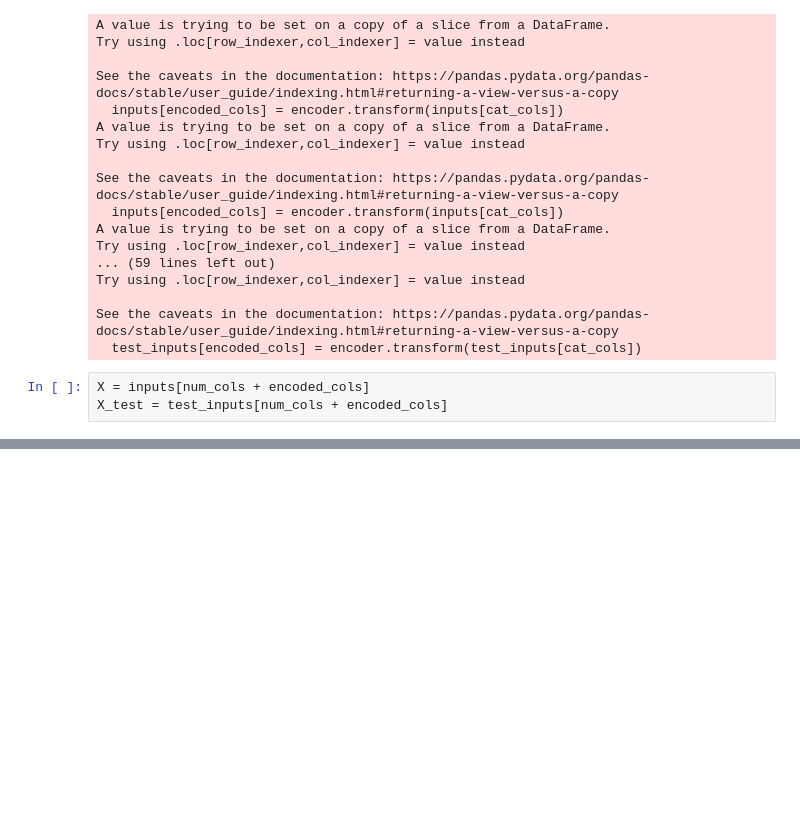
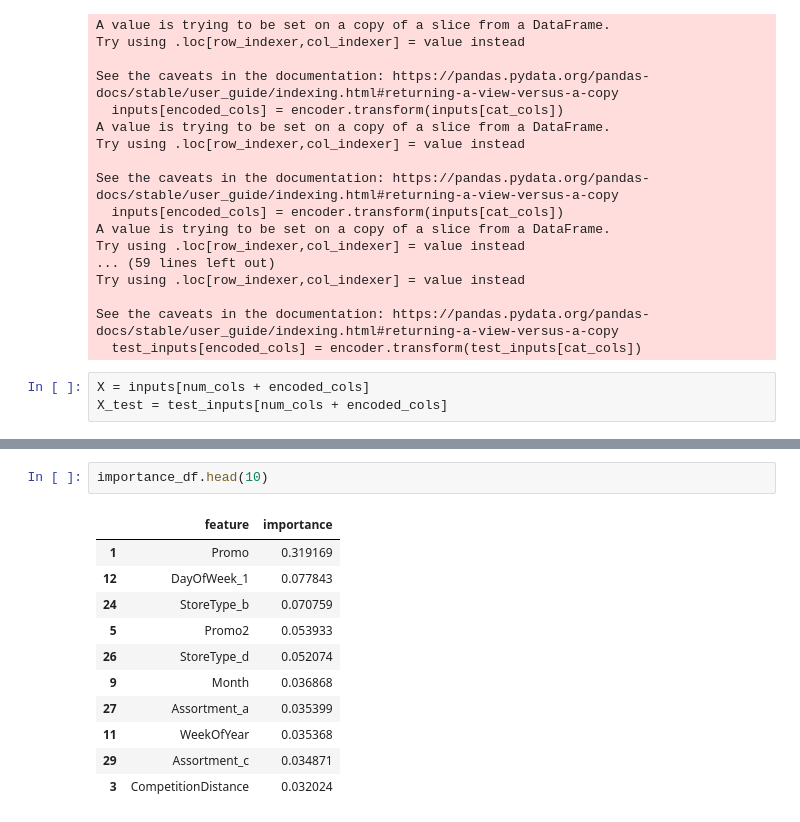
Before and after one commit to satan-pro/Rossman_Store_Predictions, a Jupyter notebook: rossmann_stores.ipynb, the cells around one changed output, grey strips where cells are left out. Drawn from its saved outputs; the diff is of its cells as text; blank space fills up the shorter version.

```diff
--- a/rossmann_stores.ipynb
+++ b/rossmann_stores.ipynb
@@ -383,0 +470,14 @@ X_test = test_inputs[num_cols + encoded_cols]
+# %%
+importance_df.head(10)
+# %% [output]
+|  | feature | importance |
+| 1 | Promo | 0.319169 |
+| 12 | DayOfWeek_1 | 0.077843 |
+| 24 | StoreType_b | 0.070759 |
+| 5 | Promo2 | 0.053933 |
+| 26 | StoreType_d | 0.052074 |
+| 9 | Month | 0.036868 |
+| 27 | Assortment_a | 0.035399 |
+| 11 | WeekOfYear | 0.035368 |
+| 29 | Assortment_c | 0.034871 |
+| 3 | CompetitionDistance | 0.032024 |
```
Also changed, not shown: parts of 22 cells of this notebook.
